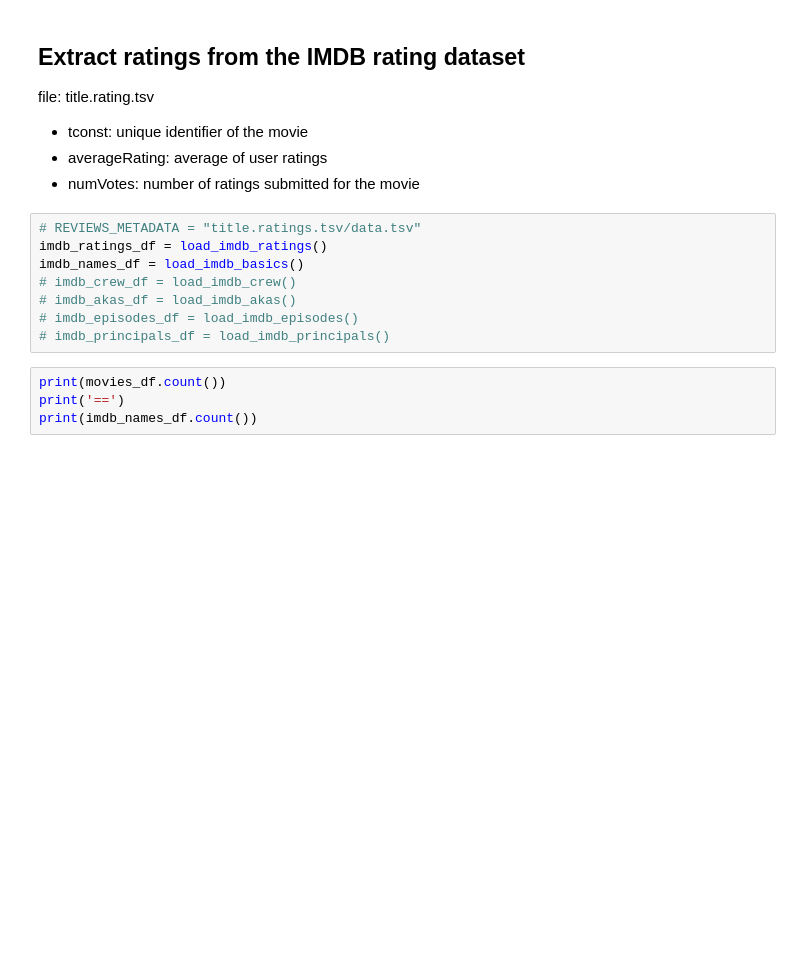
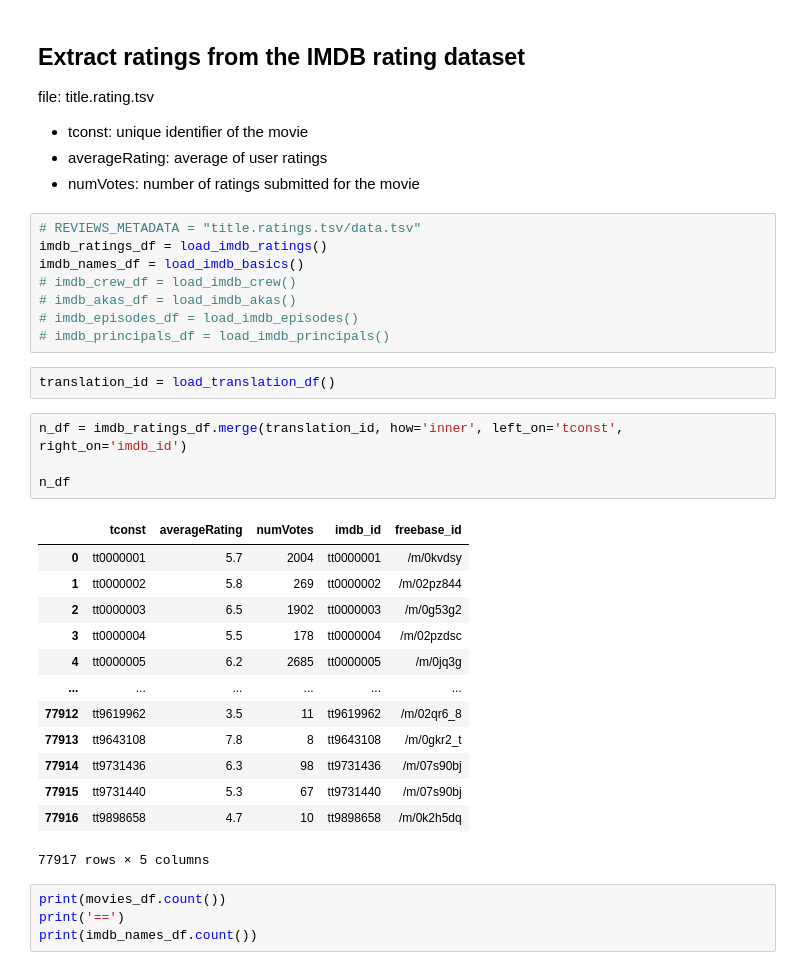
Before and after one commit to epfl-ada/ada-2023-project-advanceddataarsonists, a Jupyter notebook: data_exploring.ipynb, the cells around one changed output. Saved outputs shown, nothing was run; the diff lists cells and outputs as text; blank space fills up the shorter version.

```diff
--- a/data_exploring.ipynb
+++ b/data_exploring.ipynb
@@ -87,6 +78,26 @@ imdb_names_df = load_imdb_basics()
 # imdb_akas_df = load_imdb_akas()
 # imdb_episodes_df = load_imdb_episodes()
 # imdb_principals_df = load_imdb_principals()
+# %%
+translation_id = load_translation_df()
+# %%
+n_df = imdb_ratings_df.merge(translation_id, how='inner', left_on='tconst', right_on='imdb_id')
+
+n_df
+# %% [output]
+|  | tconst | averageRating | numVotes | imdb_id | freebase_id |
+| 0 | tt0000001 | 5.7 | 2004 | tt0000001 | /m/0kvdsy |
+| 1 | tt0000002 | 5.8 | 269 | tt0000002 | /m/02pz844 |
+| 2 | tt0000003 | 6.5 | 1902 | tt0000003 | /m/0g53g2 |
+| 3 | tt0000004 | 5.5 | 178 | tt0000004 | /m/02pzdsc |
+| 4 | tt0000005 | 6.2 | 2685 | tt0000005 | /m/0jq3g |
+| ... | ... | ... | ... | ... | ... |
+| 77912 | tt9619962 | 3.5 | 11 | tt9619962 | /m/02qr6_8 |
+| 77913 | tt9643108 | 7.8 | 8 | tt9643108 | /m/0gkr2_t |
+| 77914 | tt9731436 | 6.3 | 98 | tt9731436 | /m/07s90bj |
+| 77915 | tt9731440 | 5.3 | 67 | tt9731440 | /m/07s90bj |
+| 77916 | tt9898658 | 4.7 | 10 | tt9898658 | /m/0k2h5dq |
+77917 rows × 5 columns
 # %%
 print(movies_df.count())
 print('==')
```
Also changed, not shown: parts of 3 cells of this notebook.
